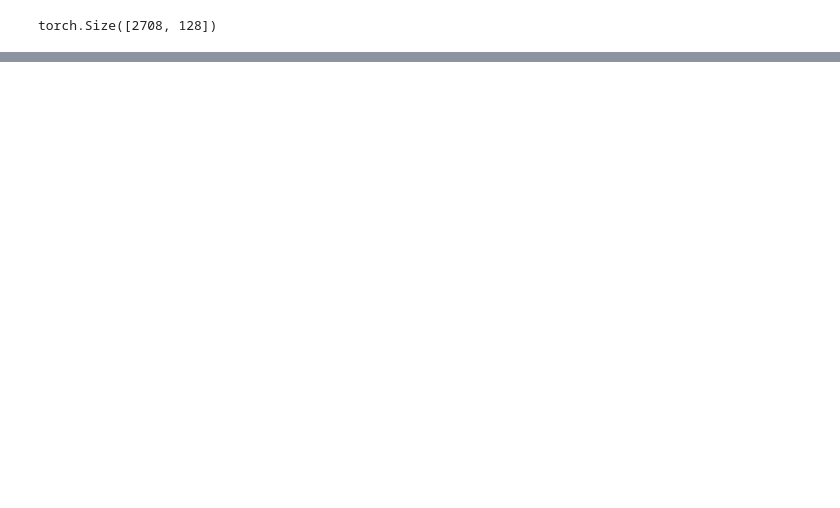
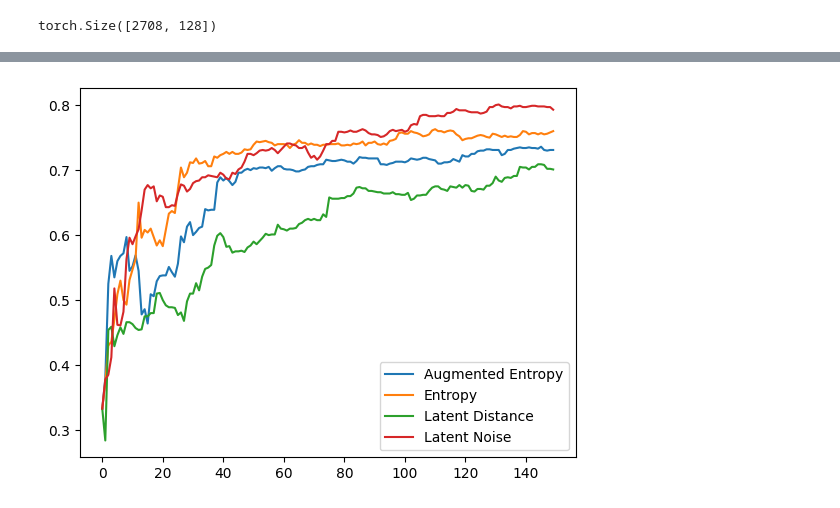
Before and after one commit to drigba/graph_active, a Jupyter notebook: pytorch_contrastive.ipynb, the cells around one changed output, grey strips where cells are left out. Saved outputs shown, nothing was run; the diff lists cells and outputs as text; code cells hidden in the pictures; blank space fills up the shorter version.

```diff
--- a/pytorch_contrastive.ipynb
+++ b/pytorch_contrastive.ipynb
@@ -52,7 +55,7 @@ EPOCHS = 100
 SIGNIFICANCE_ITERATIONS = 10
 
 NOISE_PROB = 0.4
-NOISE_LEVEL = 0.5
+NOISE_LEVEL = 1.0
 # %%
 # Augmentations
 drop_edge = DropEdge(DROPOUT)
@@ -86,7 +89,15 @@ for b in range(BUDGET):
         pred_log_probas = predictor.predict_log_proba(out_c.detach().cpu().numpy())
         entropies = calculate_entropy(torch.tensor(pred_log_probas))
         entropy_sum += entropies
+
+    pred_log_probas = predictor.predict_log_proba(out.detach().cpu().numpy())
+    entropy_o = calculate_entropy(torch.tensor(pred_log_probas))
+    entropy_sum +=entropy_o
     entropy_sum /= NUM_PASSES
+
+
+
+
 
     chosen_node_ix = torch.argmax(entropy_sum[pool_indices])
     chosen_node = pool_indices[chosen_node_ix]
@@ -142,2 +133,0 @@ def train_predictor(x, y, train_mask, test_mask):
-# %%
-predictor, _ = train_predictor(out_n, dataset_o.y, dataset_o.train_mask, dataset_o.test_mask)
@@ -151,7 +149,8 @@ SimpleLogisticRegression(
 # %%
 # LATENT NOISE
+
 dataset = dataset_o.clone()
-acc_laten_noise = []
+acc_laten_noise_o = []
 out_a = out.clone()
 for b in range(BUDGET):
     pool_indices = get_mask_indices(dataset.train_pool).cpu()
@@ -174,6 +173,5 @@ for b in range(BUDGET):
     dataset.train_pool[chosen_node] = False
     dataset.train_mask[chosen_node] = True
 
-    predictor = LogisticRegression()
-    acc_laten_noise.append(acc)
+    acc_laten_noise_o.append(acc)
     print(f"Budget {b} - Accuracy: {acc}")
@@ -249,8 +280,11 @@ for e in range(30):
 # %%
 
 plt.plot(acc_aug, label="Augmented Entropy")
 plt.plot(acc_entropy, label="Entropy")
 plt.plot(acc_latent, label="Latent Distance")
-plt.plot(acc_laten_noise, label="Latent Noise")
+# plt.plot(acc_laten_noise, label="Latent Noise ADV")
+plt.plot(acc_laten_noise_o, label="Latent Noise")
 plt.legend()
 plt.show()
+# %% [output]
+[figure, added]
```
Also changed, not shown: parts of 15 cells of this notebook, 3 other files.
